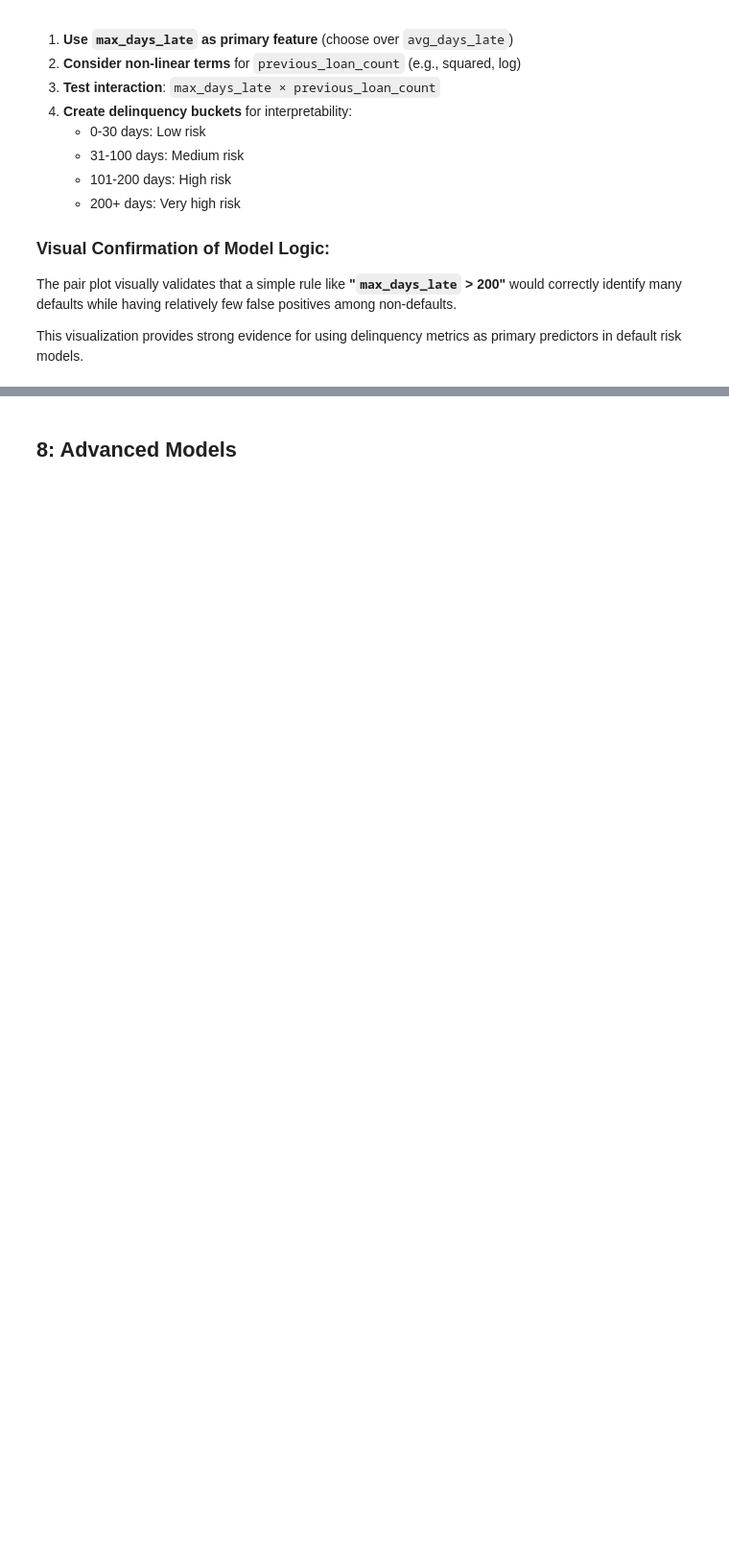
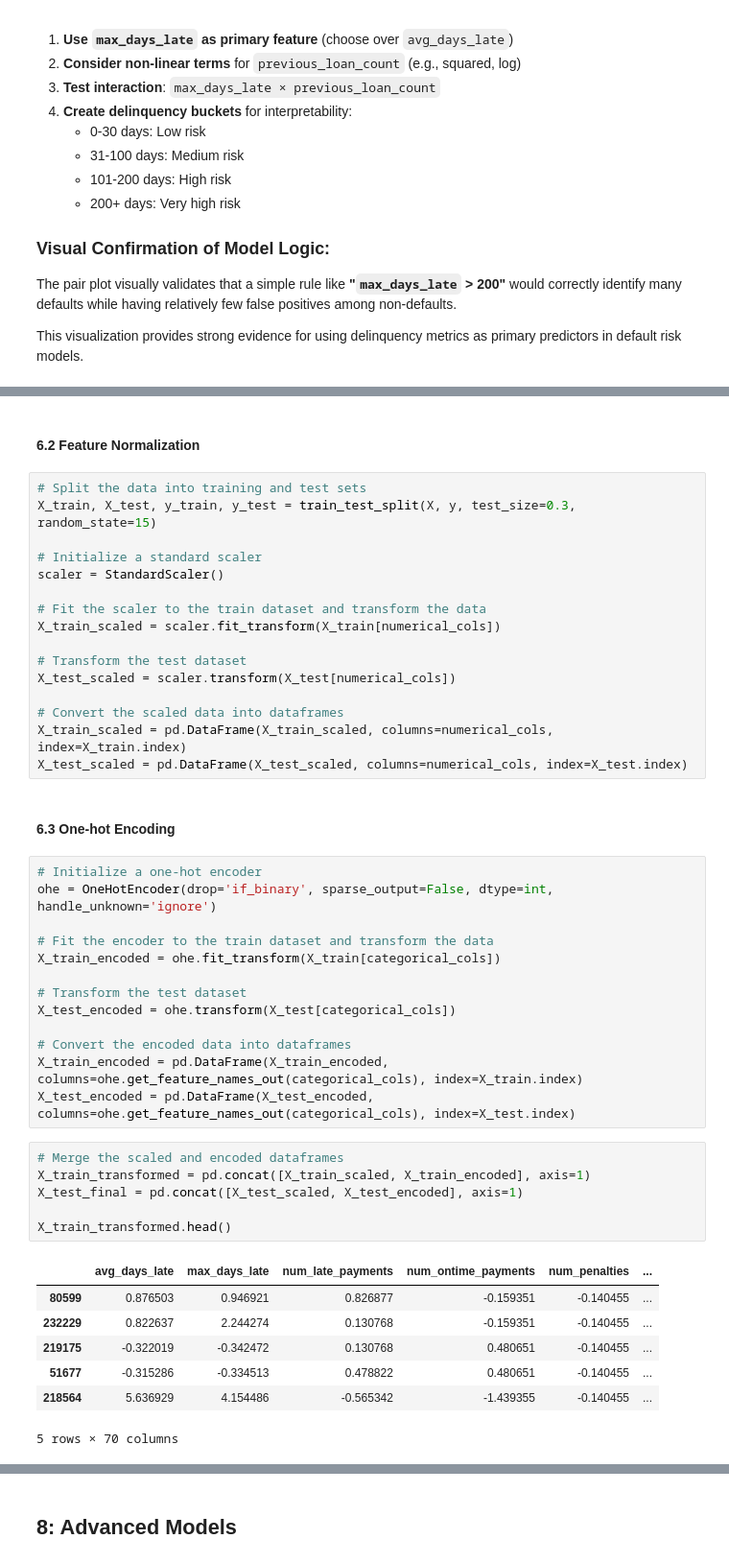
Before and after one commit to mnenedavid/Loan-Default-Risk-Detection, a Jupyter notebook: notebook.ipynb, the cells around one changed output, grey strips where cells are left out. Shown at 96% size. Cells and saved outputs as stored; diff of their text form; blank space fills up the shorter version.

Commit message:
Data preprocessing done

```diff
--- a/notebook.ipynb
+++ b/notebook.ipynb
@@ -1603,0 +1634,47 @@ This visualization provides strong evidence for using delinquency metrics as pri
+# %% [markdown]
+#### 6.2 Feature Normalization
+# %%
+# Split the data into training and test sets
+X_train, X_test, y_train, y_test = train_test_split(X, y, test_size=0.3, random_state=15)
+
+# Initialize a standard scaler
+scaler = StandardScaler()
+
+# Fit the scaler to the train dataset and transform the data
+X_train_scaled = scaler.fit_transform(X_train[numerical_cols])
+
+# Transform the test dataset
+X_test_scaled = scaler.transform(X_test[numerical_cols])
+
+# Convert the scaled data into dataframes
+X_train_scaled = pd.DataFrame(X_train_scaled, columns=numerical_cols, index=X_train.index)
+X_test_scaled = pd.DataFrame(X_test_scaled, columns=numerical_cols, index=X_test.index)
+# %% [markdown]
+#### 6.3 One-hot Encoding
+# %%
+# Initialize a one-hot encoder
+ohe = OneHotEncoder(drop='if_binary', sparse_output=False, dtype=int, handle_unknown='ignore')
+
+# Fit the encoder to the train dataset and transform the data
+X_train_encoded = ohe.fit_transform(X_train[categorical_cols])
+
+# Transform the test dataset
+X_test_encoded = ohe.transform(X_test[categorical_cols])
+
+# Convert the encoded data into dataframes
+X_train_encoded = pd.DataFrame(X_train_encoded, columns=ohe.get_feature_names_out(categorical_cols), index=X_train.index)
+X_test_encoded = pd.DataFrame(X_test_encoded, columns=ohe.get_feature_names_out(categorical_cols), index=X_test.index)
+# %%
+# Merge the scaled and encoded dataframes
+X_train_transformed = pd.concat([X_train_scaled, X_train_encoded], axis=1)
+X_test_final = pd.concat([X_test_scaled, X_test_encoded], axis=1)
+
+X_train_transformed.head()
+# %% [output]
+|  | avg_days_late | max_days_late | num_late_payments | num_ontime_payments | num_penalties | ... |
+| 80599 | 0.876503 | 0.946921 | 0.826877 | -0.159351 | -0.140455 | ... |
+| 232229 | 0.822637 | 2.244274 | 0.130768 | -0.159351 | -0.140455 | ... |
+| 219175 | -0.322019 | -0.342472 | 0.130768 | 0.480651 | -0.140455 | ... |
+| 51677 | -0.315286 | -0.334513 | 0.478822 | 0.480651 | -0.140455 | ... |
+| 218564 | 5.636929 | 4.154486 | -0.565342 | -1.439355 | -0.140455 | ... |
+5 rows × 70 columns
```
Also changed, not shown: parts of 10 cells of this notebook.
